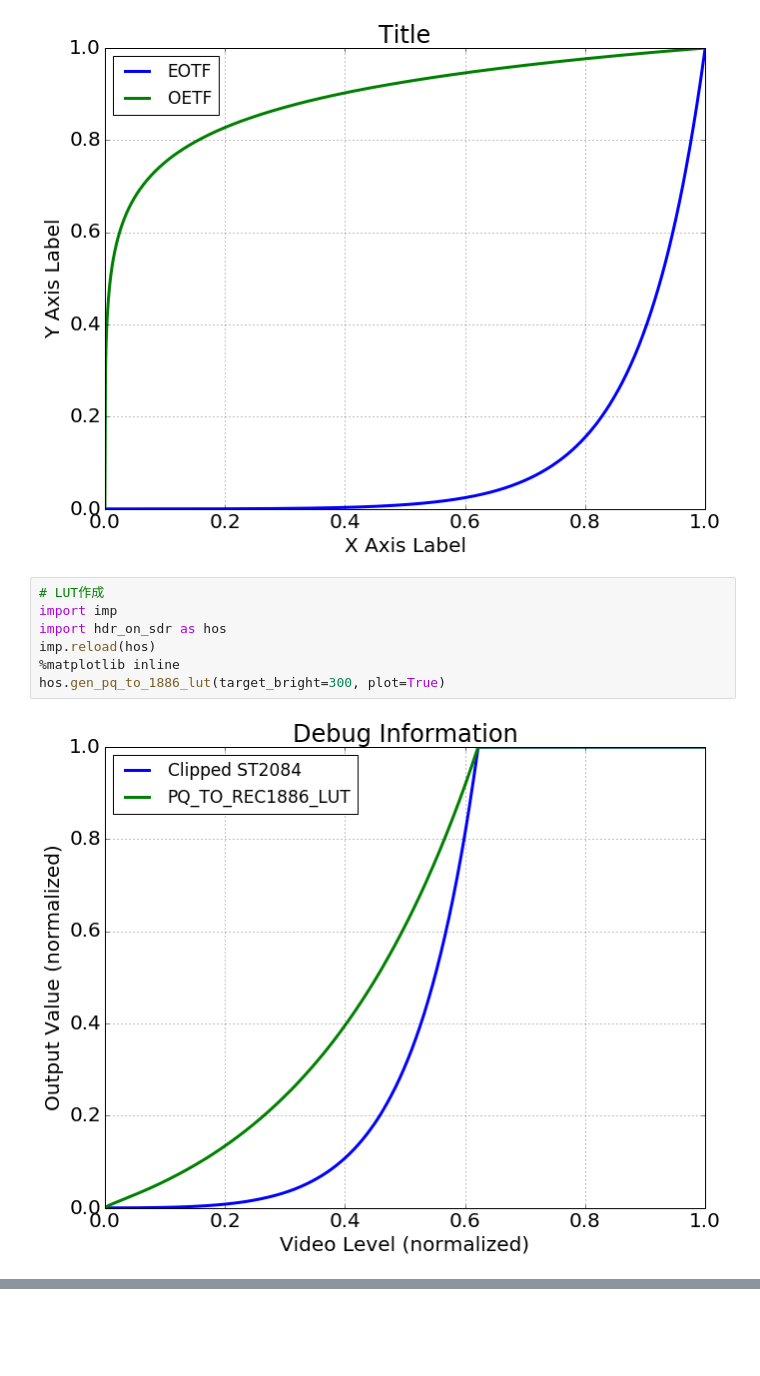
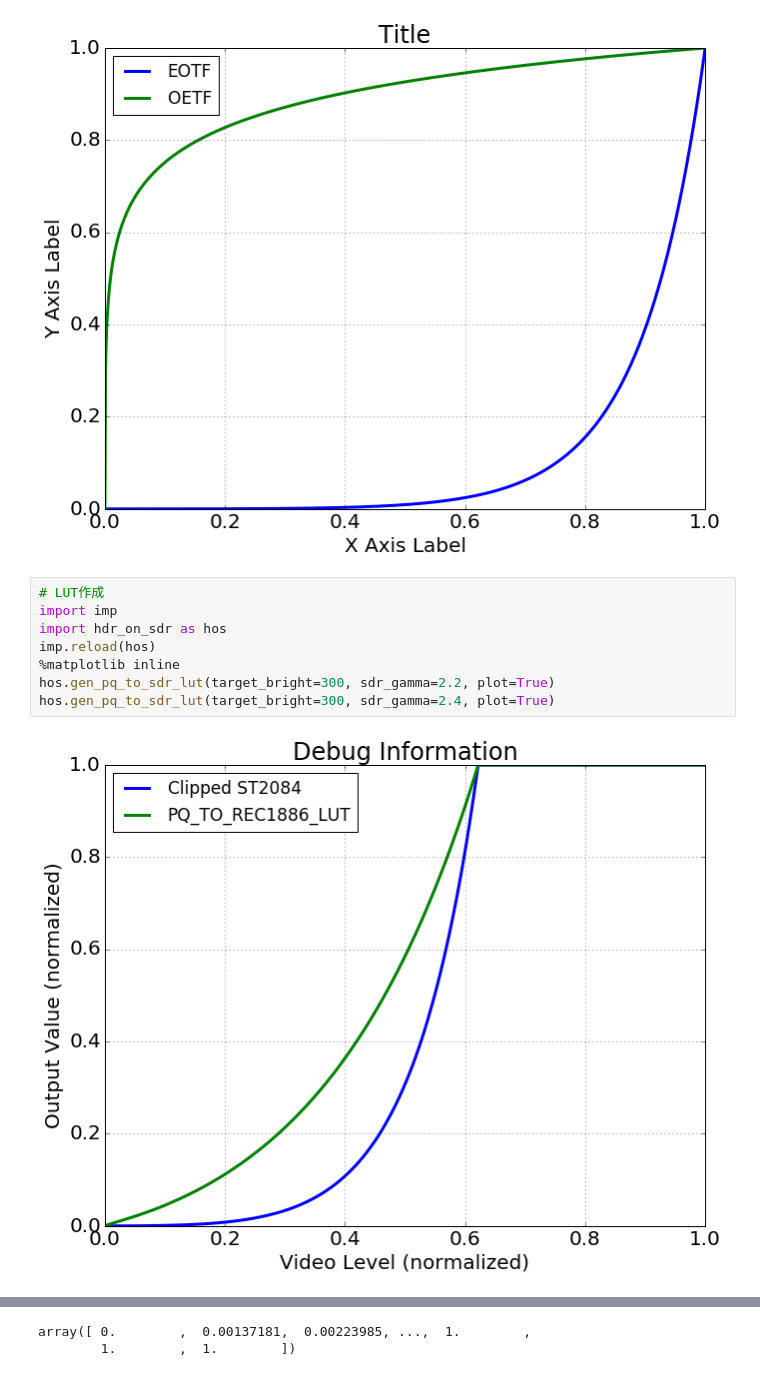
Before and after one commit to toru-ver4/sip, a Jupyter notebook: hdr_on_sdr/HDR_on_SDR.ipynb, the cells around one changed output, grey strips where cells are left out. Saved outputs shown, nothing was run; the diff lists cells and outputs as text; blank space fills up the shorter version.

```diff
--- a/hdr_on_sdr/HDR_on_SDR.ipynb
+++ b/hdr_on_sdr/HDR_on_SDR.ipynb
@@ -38,9 +38,10 @@ hos.st2084_test()
 # %%
 # LUT作成
 import imp
 import hdr_on_sdr as hos
 imp.reload(hos)
 %matplotlib inline
-hos.gen_pq_to_1886_lut(target_bright=300, plot=True)
+hos.gen_pq_to_sdr_lut(target_bright=300, sdr_gamma=2.2, plot=True)
+hos.gen_pq_to_sdr_lut(target_bright=300, sdr_gamma=2.4, plot=True)
 # %% [output]
-[figure, old version]
+[figure, new version]
@@ -47,3 +49,5 @@ hos.gen_pq_to_1886_lut(target_bright=300, plot=True)
+array([ 0.        ,  0.00137181,  0.00223985, ...,  1.        ,
+        1.        ,  1.        ])
 # %%
 # cube 形式で出力
 import imp
```
Also changed, not shown: parts of 3 cells of this notebook, 4 other files.
